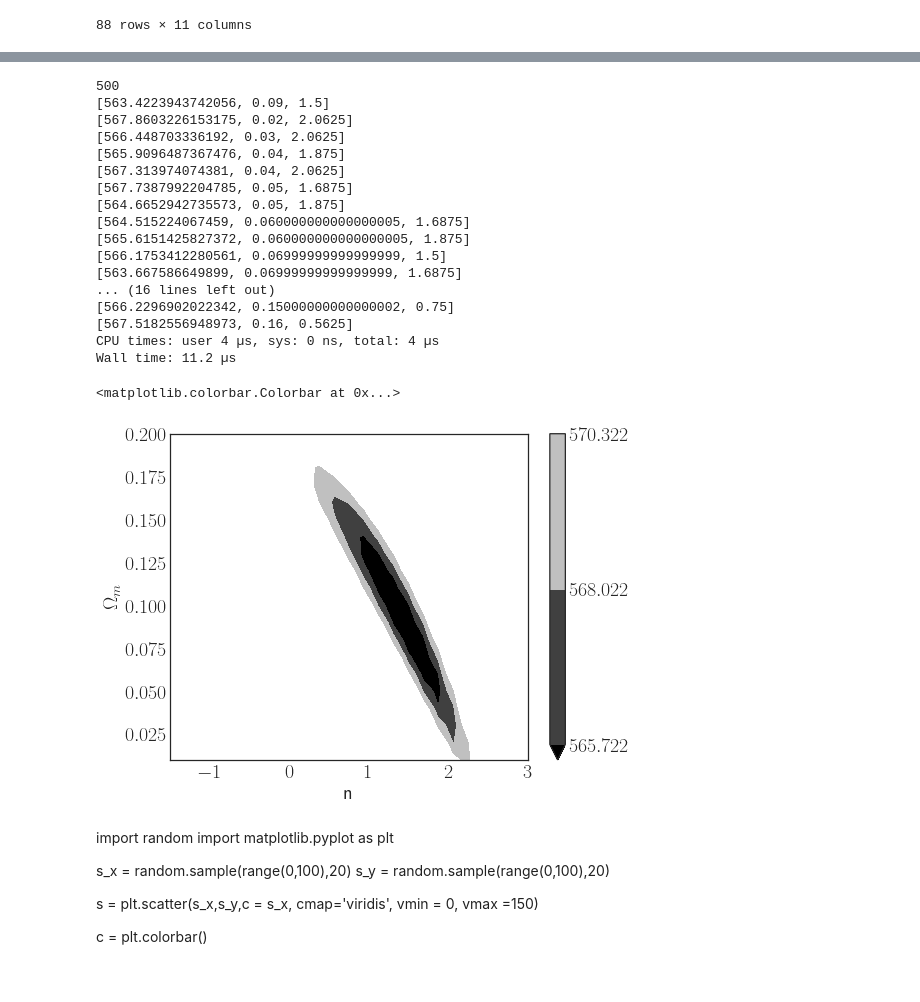
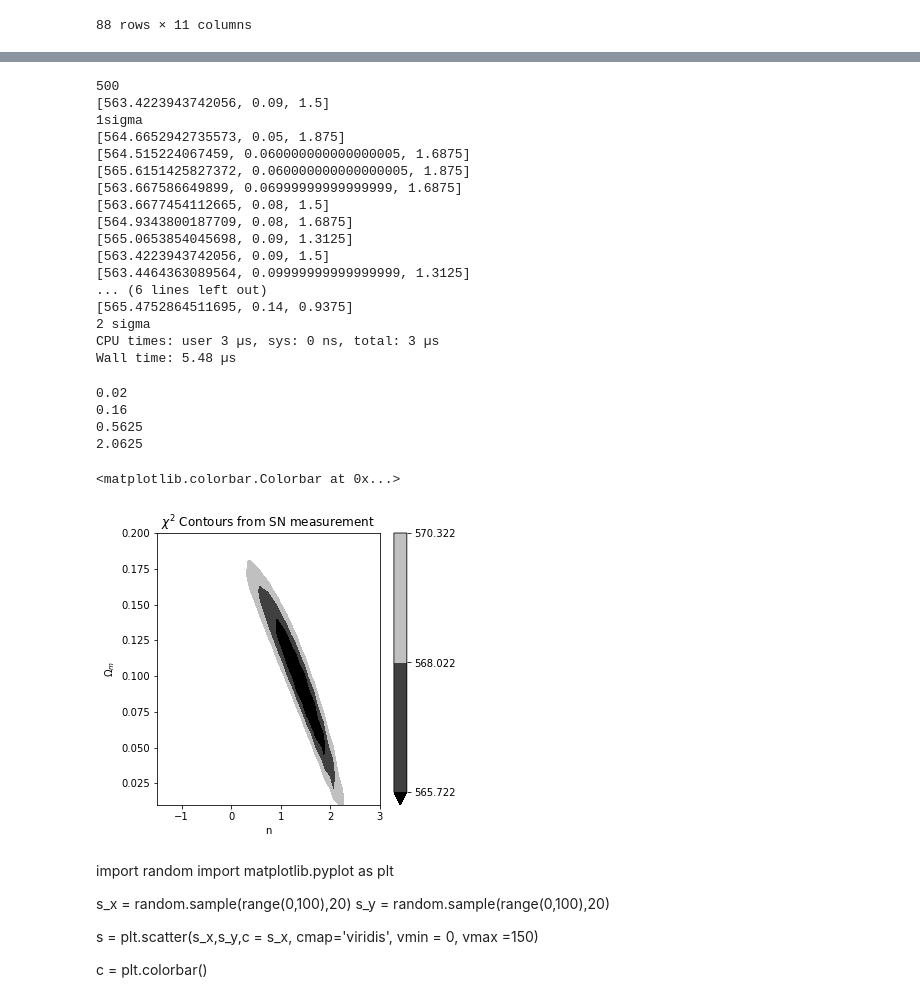
Before and after one commit to AshleyChraya/HubbleConstant-ConstraintsForVCG, a Jupyter notebook: Python Codes/VCG constraints by SN GWTC3.ipynb, the cells around one changed output, grey strips where cells are left out. Saved outputs shown, nothing was run; the diff lists cells and outputs as text; code cells hidden in the pictures.

```diff
--- a/Python Codes/VCG constraints by SN GWTC3.ipynb
+++ b/Python Codes/VCG constraints by SN GWTC3.ipynb
@@ -148,7 +148,8 @@ plt.ylabel("Distance Modulus")
 plt.title("Supernova - Redshift vs Distance Modulus")
 plt.scatter(sort_data_SN.Z_SN,sort_data_SN.DMdata_SN,color='green',label='DM from SN data')
 plt.plot(sort_data_SN.Z_SN,sort_data_SN.DMth_SN,color='blue',label='DM from VCG')
-plt.errorbar(sort_data_SN.Z_SN,sort_data_SN.DMdata_SN,yerr=sort_data_SN.Error_DM_SN,fmt=' ',ecolor='red', label='error')
+plt.errorbar(sort_data_SN.Z_SN,sort_data_SN.DMdata_SN,yerr=sort_data_SN.Error_DM_SN,fmt=' ',ecolor='black', label='error')
 plt.legend(loc='best')
+plt.rcParams["figure.figsize"] = (5,5)
 plt.show()
 # %% [output]
@@ -414,5 +410,6 @@ plt.xlabel('Redshifts')
 plt.ylabel('Luminosity Distance')
 plt.title('GW - Redshift vs Luminosity Distance')
 plt.legend(loc='best')
+plt.rcParams["figure.figsize"] = (5,5)
 plt.show()
 # %% [output]
@@ -420,10 +417,11 @@ plt.show()
 # %%
 plt.errorbar(sort_data_GW.Fin_Z_GW,sort_data_GW.Fin_DMdata_GW,yerr=(dmbottomerr,dmtoperr),fmt='.k',ecolor='black', label='error')
-plt.plot(sort_data_GW.Fin_Z_GW,sort_data_GW.Fin_DMdata_GW,'r--',linewidth=3,label='DM from data',marker='o')
-plt.plot(sort_data_GW.Fin_Z_GW,sort_data_GW.Fin_DMth_GW,color="yellow",label='DM from Model')
+plt.scatter(sort_data_GW.Fin_Z_GW,sort_data_GW.Fin_DMdata_GW,linewidth=3,label='DM from data',color='green',marker='o')
+plt.plot(sort_data_GW.Fin_Z_GW,sort_data_GW.Fin_DMth_GW,color="blue",label='DM from VCG')
 plt.xlabel('Redshifts')
 plt.ylabel('Distance Modulus')
 plt.title('GW - Redshift vs Distance Modulus')
 plt.legend(loc='best')
+plt.rcParams["figure.figsize"] = (5,5)
 plt.show()
 # %% [output]
@@ -479,55 +473,71 @@ print(len(collection))
 for i in collection:
   if i[0]==min(col):
     print(i)
+print("1sigma")
 for i in collection:
-  if i[0]<=min(col) + 2*2.3:
+  if i[0]<=min(col) + 2.3:
     print(i)
+print("2 sigma")
 for i in collection:
-  if i[0]==min(col) + 3*2.3:
+  if i[0]==min(col) + 2*2.3:
     print(i)
 %time
 # %% [output]
 500
 [563.4223943742056, 0.09, 1.5]
-[567.8603226153175, 0.02, 2.0625]
-[566.448703336192, 0.03, 2.0625]
-[565.9096487367476, 0.04, 1.875]
-[567.313974074381, 0.04, 2.0625]
-[567.7387992204785, 0.05, 1.6875]
+1sigma
 [564.6652942735573, 0.05, 1.875]
 [564.515224067459, 0.060000000000000005, 1.6875]
 [565.6151425827372, 0.060000000000000005, 1.875]
-[566.1753412280561, 0.06999999999999999, 1.5]
 [563.667586649899, 0.06999999999999999, 1.6875]
-... (16 lines left out)
-[566.2296902022342, 0.15000000000000002, 0.75]
-[567.5182556948973, 0.16, 0.5625]
-CPU times: user 4 µs, sys: 0 ns, total: 4 µs
-Wall time: 11.2 µs
+[563.6677454112665, 0.08, 1.5]
+[564.9343800187709, 0.08, 1.6875]
+[565.0653854045698, 0.09, 1.3125]
+[563.4223943742056, 0.09, 1.5]
+[563.4464363089564, 0.09999999999999999, 1.3125]
+... (6 lines left out)
+[565.4752864511695, 0.14, 0.9375]
+2 sigma
+CPU times: user 3 µs, sys: 0 ns, total: 3 µs
+Wall time: 5.48 µs
 # %%
+om1=[]
+n1=[]
 for i in collection:
-  if i[0]==min(col) + 2.3:
-    print(i)
+    if i[0]<=min(col) + 2*2.3:
+        if i[0]>= min(col):
+            om1.append(i[1])
+            n1.append(i[2])
+print(min(om1))
+print(max(om1))
+print(min(n1))
+print(max(n1))
+# %% [output]
+0.02
+0.16
+0.5625
+2.0625
 # %%
 #plt.style.use('seaborn-white')
 n= np.linspace(-1.5,3,25)
 omega_m =np.linspace(0.01,0.2,20)
 np_array=np.asarray(col)
 t1=np_array.reshape(20,25)
 #fig,ax=plt.subplots(1,1)
 levels = np.array([min(col)+2.3, min(col)+2*2.3, min(col)+3*2.3])
 contours =plt.contourf(n,omega_m, t1,levels=levels, extend='min',cmap = 'gist_gray')
 plt.xlabel('n')
 plt.ylabel('$\Omega_m$')
-plt.rcParams["figure.figsize"] = (8,6)
+plt.rcParams["figure.figsize"] = (5,5)
+plt.title("$\chi^2$ Contours from SN measurement")
 #plt.clabel(contours, inline=True, fontsize=8, colors='b')
 #cp.set_clim(vmin=560,vmax=600)
 #cb_ax = fig.add_axes([0.83, 0.1, 0.02, 0.8])
 plt.colorbar() # Add a colorbar to a plot
 #plt.clim(0, 150)
 # %% [output]
 <matplotlib.colorbar.Colorbar at 0x...>
-[figure, old version]
+[figure, new version]
 # %% [markdown]
 import random
 import matplotlib.pyplot as plt
```
Also changed, not shown: parts of 9 cells of this notebook, 17 other files.
